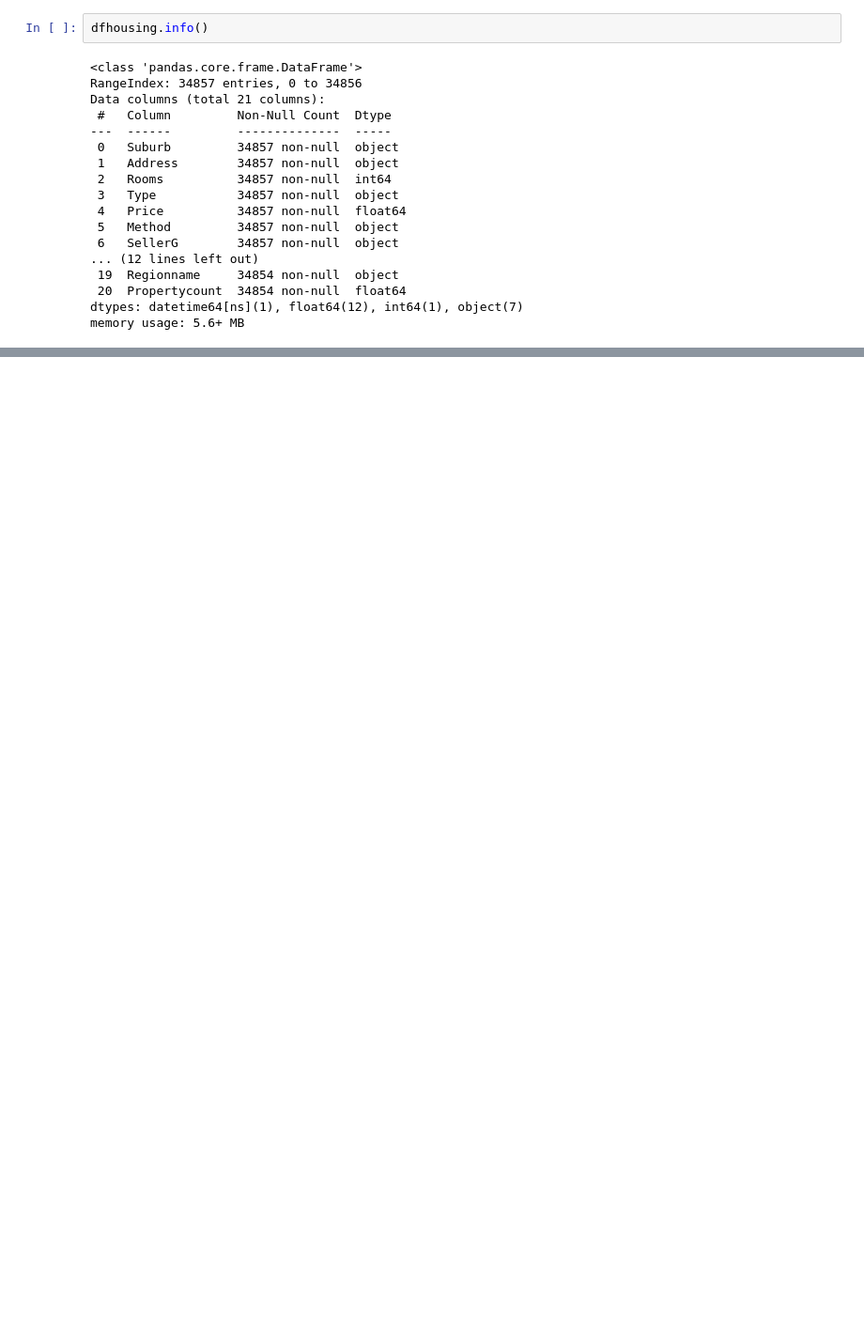
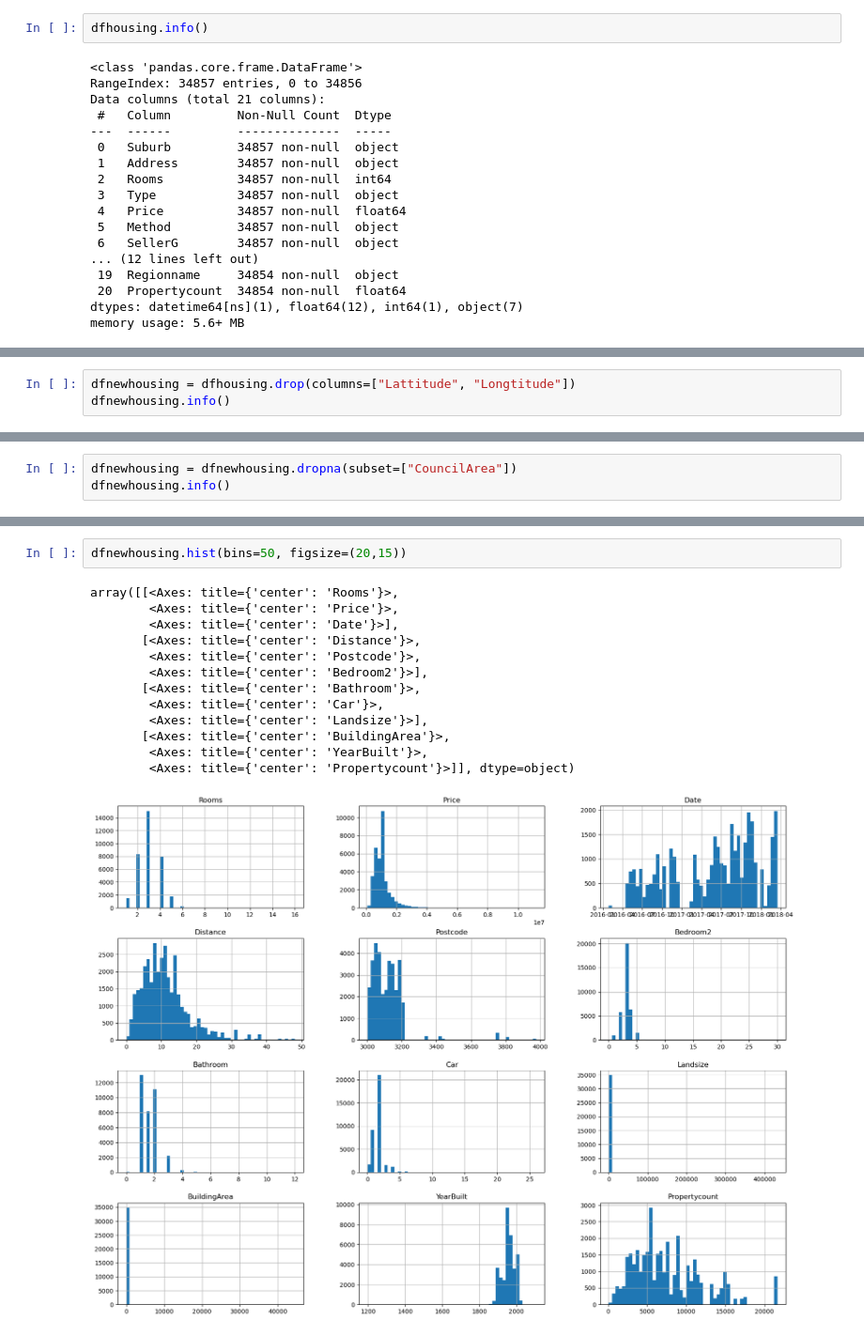
Before and after one commit to DaniMartinezX/carpeta_IA, a Jupyter notebook: Sistemas de Aprendizaxe Automático/practicas/melbourne_housing.ipynb, the cells around one changed output, grey strips where cells are left out. Shown at 94% size. Cells and saved outputs as stored; diff of their text form; blank space fills up the shorter version.

```diff
--- a/Sistemas de Aprendizaxe Automático/practicas/melbourne_housing.ipynb
+++ b/Sistemas de Aprendizaxe Automático/practicas/melbourne_housing.ipynb
@@ -447,0 +454,3 @@ memory usage: 5.6+ MB
+# %%
+dfnewhousing = dfhousing.drop(columns=["Lattitude", "Longtitude"])
+dfnewhousing.info()
@@ -447,0 +477,3 @@ memory usage: 5.6+ MB
+# %%
+dfnewhousing = dfnewhousing.dropna(subset=["CouncilArea"])
+dfnewhousing.info()
@@ -447,0 +507,16 @@ memory usage: 5.6+ MB
+# %%
+dfnewhousing.hist(bins=50, figsize=(20,15))
+# %% [output]
+array([[<Axes: title={'center': 'Rooms'}>,
+        <Axes: title={'center': 'Price'}>,
+        <Axes: title={'center': 'Date'}>],
+       [<Axes: title={'center': 'Distance'}>,
+        <Axes: title={'center': 'Postcode'}>,
+        <Axes: title={'center': 'Bedroom2'}>],
+       [<Axes: title={'center': 'Bathroom'}>,
+        <Axes: title={'center': 'Car'}>,
+        <Axes: title={'center': 'Landsize'}>],
+       [<Axes: title={'center': 'BuildingArea'}>,
+        <Axes: title={'center': 'YearBuilt'}>,
+        <Axes: title={'center': 'Propertycount'}>]], dtype=object)
+[figure, added]
```
Also changed, not shown: parts of 28 cells of this notebook, 3 other files.
